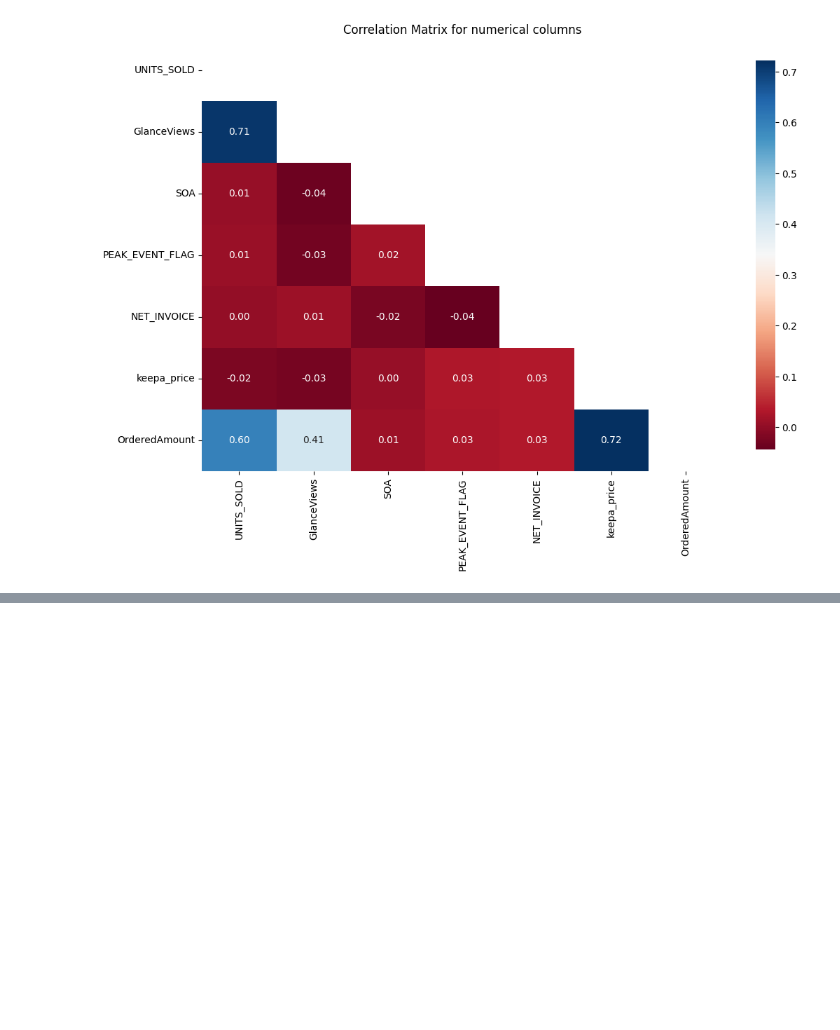
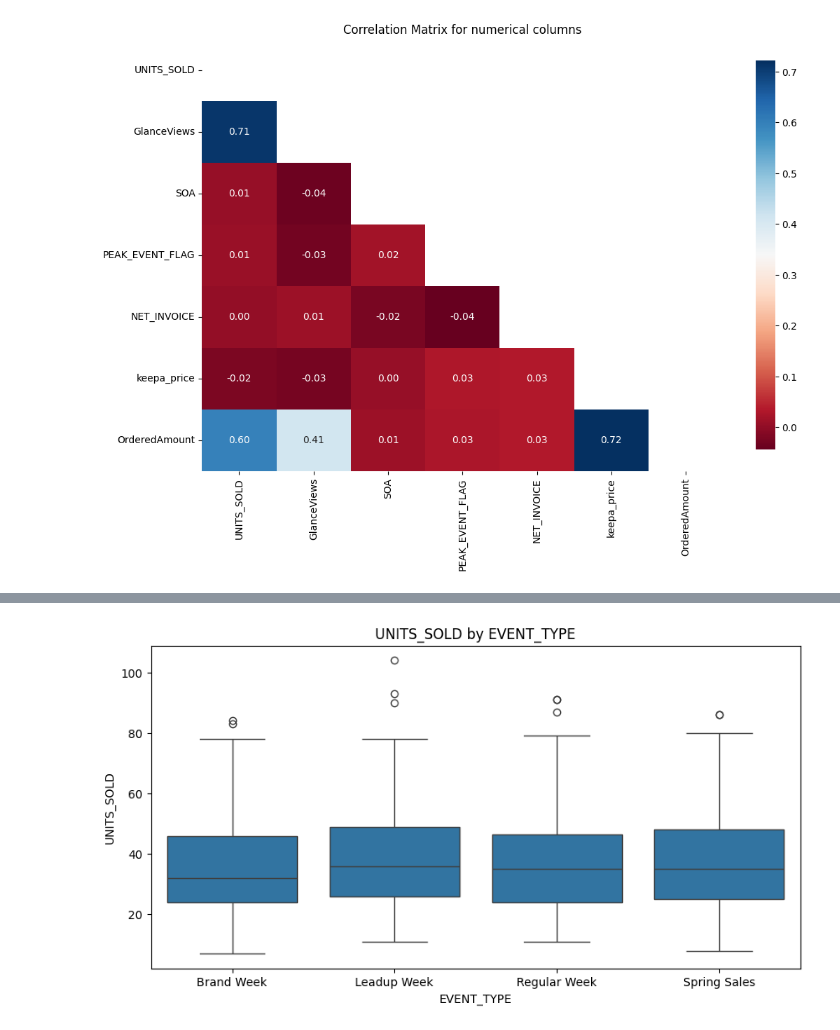
Before and after one commit to javedhassans/CausalML, a Jupyter notebook: notebooks/02_data_exploration.ipynb, the cells around one changed output, grey strips where cells are left out. Cells and saved outputs as stored; diff of their text form; code cells hidden in the pictures; blank space fills up the shorter version.

```diff
--- a/notebooks/02_data_exploration.ipynb
+++ b/notebooks/02_data_exploration.ipynb
@@ -139,0 +168,8 @@ plt.show()
+# %%
+# Relationship between EVENT_TYPE and UNITS_SOLD
+plt.figure(figsize=(10, 5))
+sns.boxplot(data=df, x='EVENT_TYPE', y='UNITS_SOLD')
+plt.title('UNITS_SOLD by EVENT_TYPE')
+plt.show()
+# %% [output]
+[figure, added]
```
Also changed, not shown: parts of 5 cells of this notebook, 2 other files.
